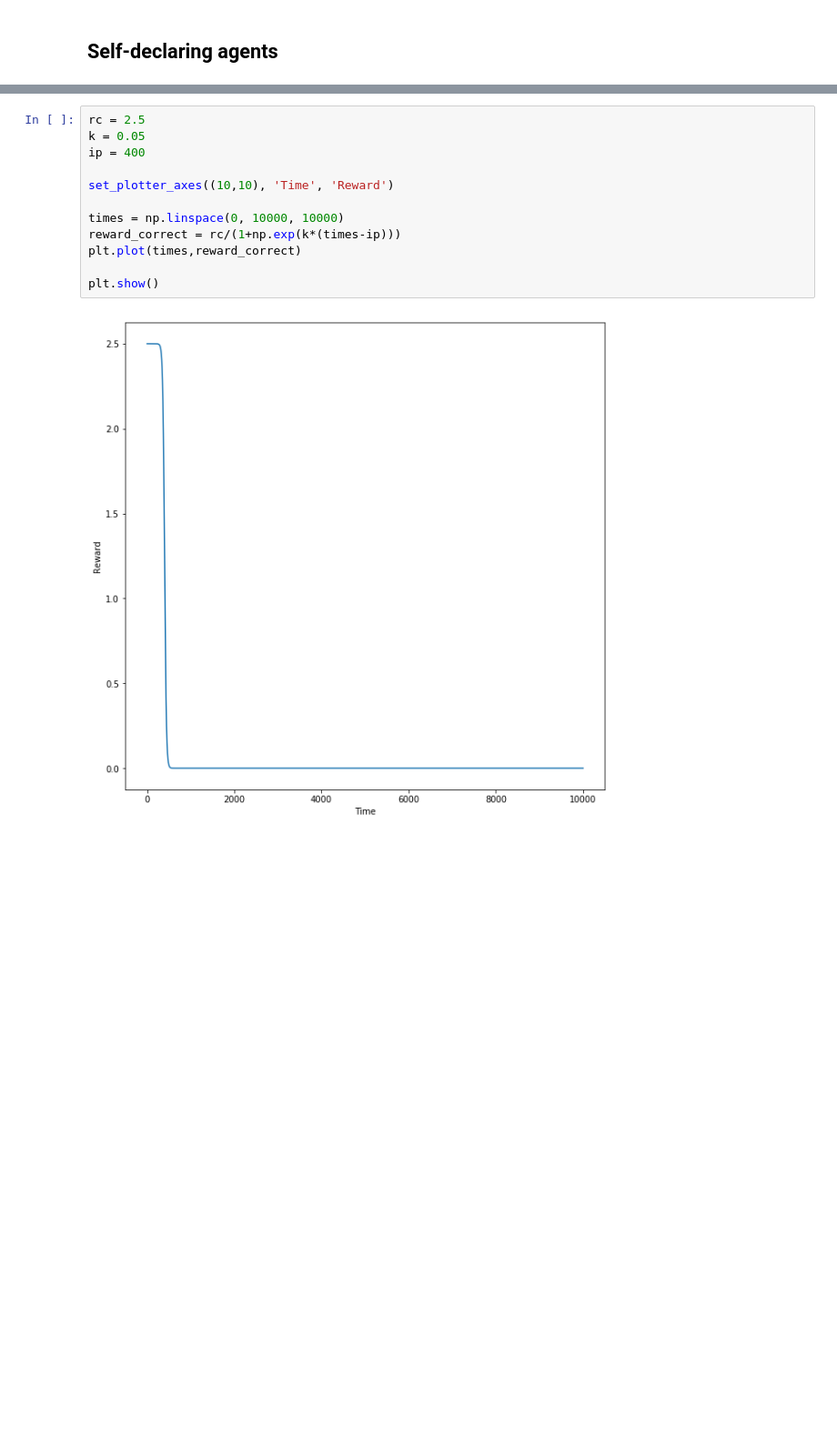
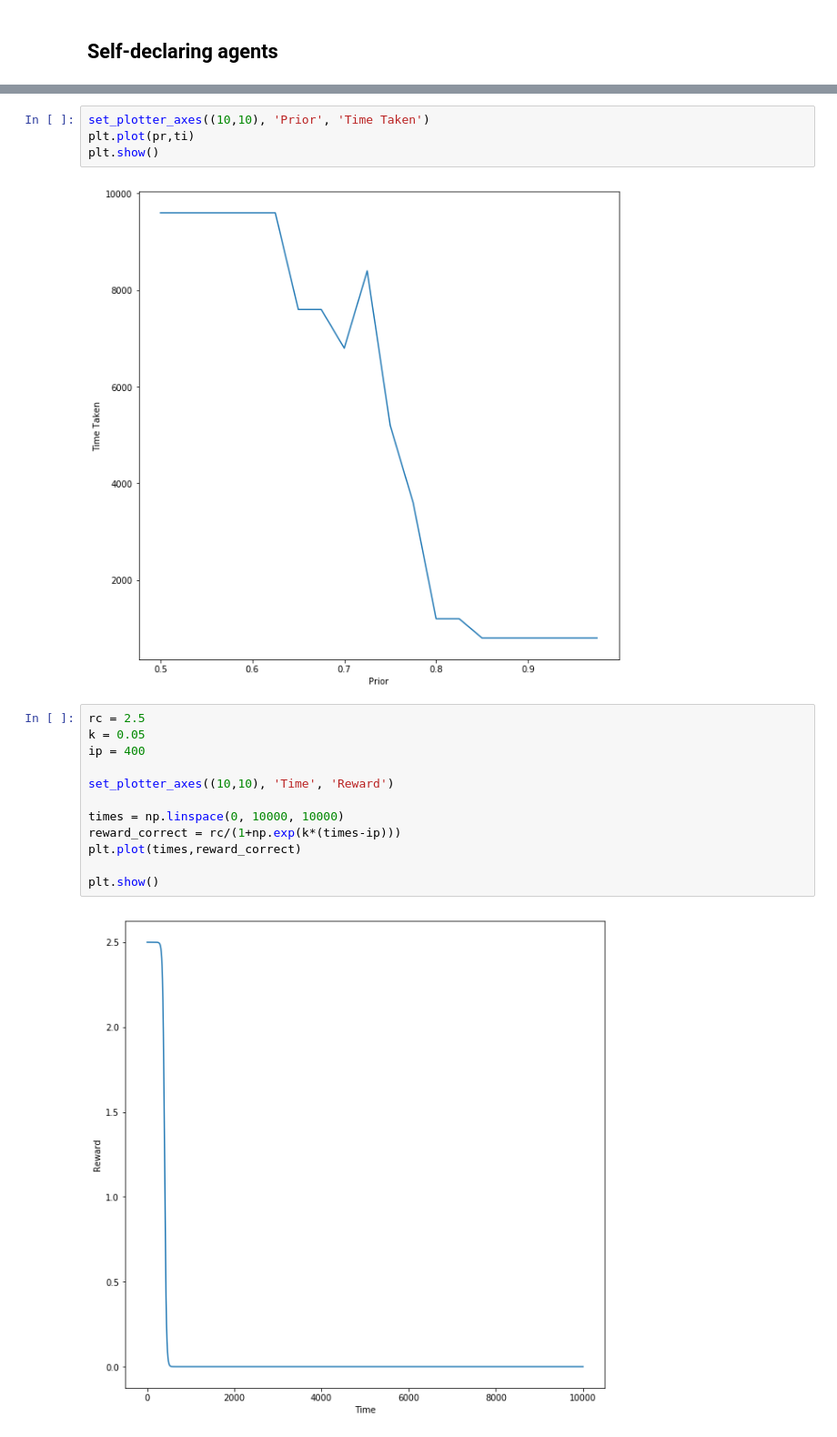
Before and after one commit to arindamsaha1507/QuorumSensing, a Jupyter notebook: Quorum_Unary.ipynb, the cells around one changed output, grey strips where cells are left out. Shown at 91% size. Cells and saved outputs as stored; diff of their text form; blank space fills up the shorter version.

```diff
--- a/Quorum_Unary.ipynb
+++ b/Quorum_Unary.ipynb
@@ -316,3 +321,9 @@ array([0.63287922, 0.63366689, 0.62259555, 0.67225038, 0.63018124,
+# %%
+set_plotter_axes((10,10), 'Prior', 'Time Taken')
+plt.plot(pr,ti)
+plt.show()
+# %% [output]
+[figure, added]
 # %%
 rc = 2.5
 k = 0.05
```
Also changed, not shown: parts of 6 cells of this notebook.
